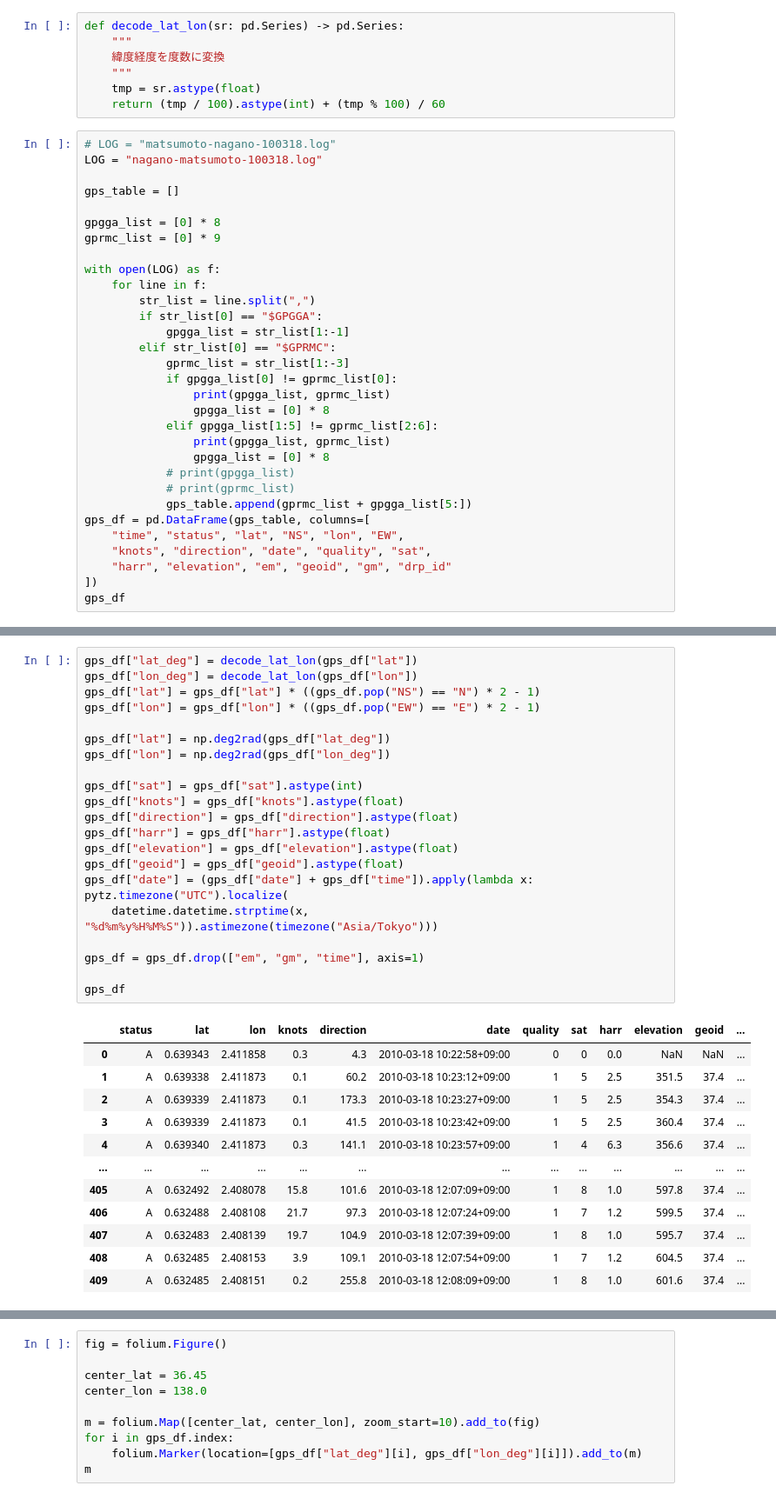
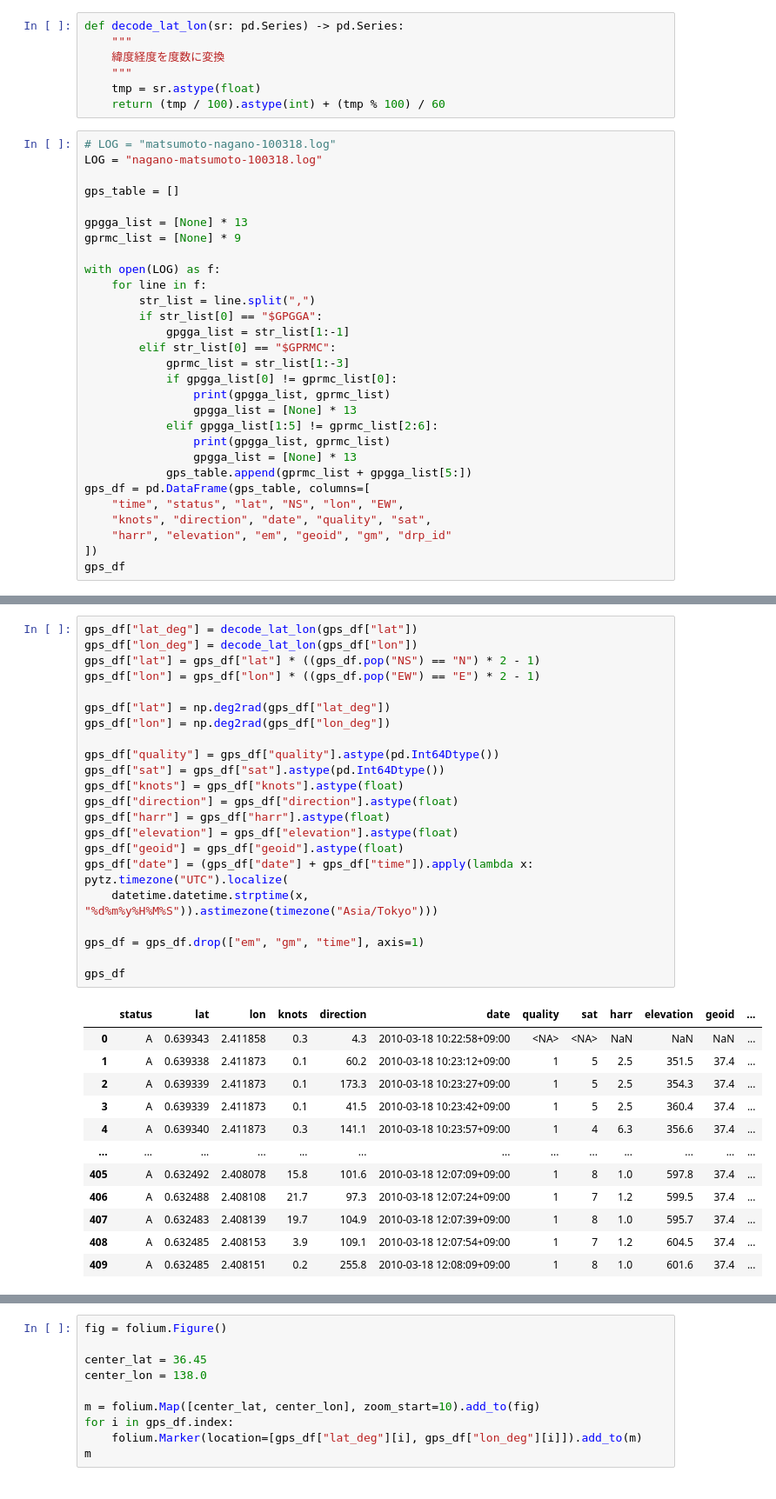
Before and after one commit to asano-lab/oasobi, a Jupyter notebook: kadai10/test.ipynb, the cells around one changed output, grey strips where cells are left out. Shown at 87% size. Cells and saved outputs as stored; diff of their text form.

```diff
--- a/kadai10/test.ipynb
+++ b/kadai10/test.ipynb
@@ -21,8 +21,8 @@ LOG = "nagano-matsumoto-100318.log"
 
 gps_table = []
 
-gpgga_list = [0] * 8
-gprmc_list = [0] * 9
+gpgga_list = [None] * 13
+gprmc_list = [None] * 9
 
 with open(LOG) as f:
     for line in f:
@@ -33,12 +33,10 @@ with open(LOG) as f:
             gprmc_list = str_list[1:-3]
             if gpgga_list[0] != gprmc_list[0]:
                 print(gpgga_list, gprmc_list)
-                gpgga_list = [0] * 8
+                gpgga_list = [None] * 13
             elif gpgga_list[1:5] != gprmc_list[2:6]:
                 print(gpgga_list, gprmc_list)
-                gpgga_list = [0] * 8
-            # print(gpgga_list)
-            # print(gprmc_list)
+                gpgga_list = [None] * 13
             gps_table.append(gprmc_list + gpgga_list[5:])
 gps_df = pd.DataFrame(gps_table, columns=[
     "time", "status", "lat", "NS", "lon", "EW",
@@ -64,27 +62,28 @@ gps_df
 # %%
 gps_df["lat_deg"] = decode_lat_lon(gps_df["lat"])
 gps_df["lon_deg"] = decode_lat_lon(gps_df["lon"])
 gps_df["lat"] = gps_df["lat"] * ((gps_df.pop("NS") == "N") * 2 - 1)
 gps_df["lon"] = gps_df["lon"] * ((gps_df.pop("EW") == "E") * 2 - 1)
 
 gps_df["lat"] = np.deg2rad(gps_df["lat_deg"])
 gps_df["lon"] = np.deg2rad(gps_df["lon_deg"])
 
-gps_df["sat"] = gps_df["sat"].astype(int)
+gps_df["quality"] = gps_df["quality"].astype(pd.Int64Dtype())
+gps_df["sat"] = gps_df["sat"].astype(pd.Int64Dtype())
 gps_df["knots"] = gps_df["knots"].astype(float)
 gps_df["direction"] = gps_df["direction"].astype(float)
 gps_df["harr"] = gps_df["harr"].astype(float)
 gps_df["elevation"] = gps_df["elevation"].astype(float)
 gps_df["geoid"] = gps_df["geoid"].astype(float)
 gps_df["date"] = (gps_df["date"] + gps_df["time"]).apply(lambda x: pytz.timezone("UTC").localize(
     datetime.datetime.strptime(x, "%d%m%y%H%M%S")).astimezone(timezone("Asia/Tokyo")))
 
 gps_df = gps_df.drop(["em", "gm", "time"], axis=1)
 
 gps_df
 # %% [output]
 |  | status | lat | lon | knots | direction | date | quality | sat | harr | elevation | geoid | ... |
-| 0 | A | 0.639343 | 2.411858 | 0.3 | 4.3 | 2010-03-18 10:22:58+09:00 | 0 | 0 | 0.0 | NaN | NaN | ... |
+| 0 | A | 0.639343 | 2.411858 | 0.3 | 4.3 | 2010-03-18 10:22:58+09:00 | <NA> | <NA> | NaN | NaN | NaN | ... |
 | 1 | A | 0.639338 | 2.411873 | 0.1 | 60.2 | 2010-03-18 10:23:12+09:00 | 1 | 5 | 2.5 | 351.5 | 37.4 | ... |
 | 2 | A | 0.639339 | 2.411873 | 0.1 | 173.3 | 2010-03-18 10:23:27+09:00 | 1 | 5 | 2.5 | 354.3 | 37.4 | ... |
 | 3 | A | 0.639339 | 2.411873 | 0.1 | 41.5 | 2010-03-18 10:23:42+09:00 | 1 | 5 | 2.5 | 360.4 | 37.4 | ... |
```
Also changed, not shown: parts of 2 cells of this notebook.
